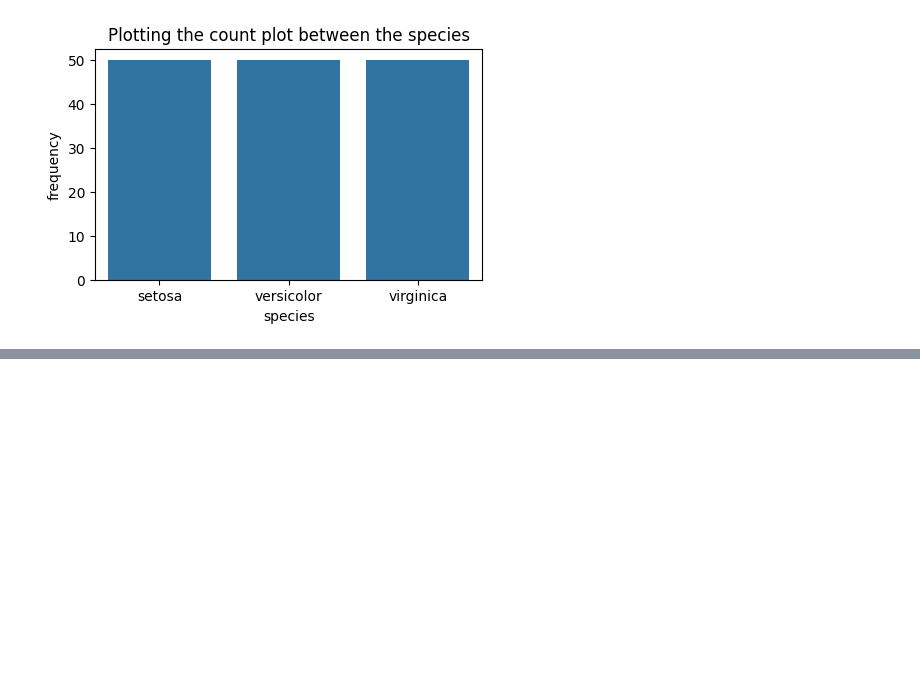
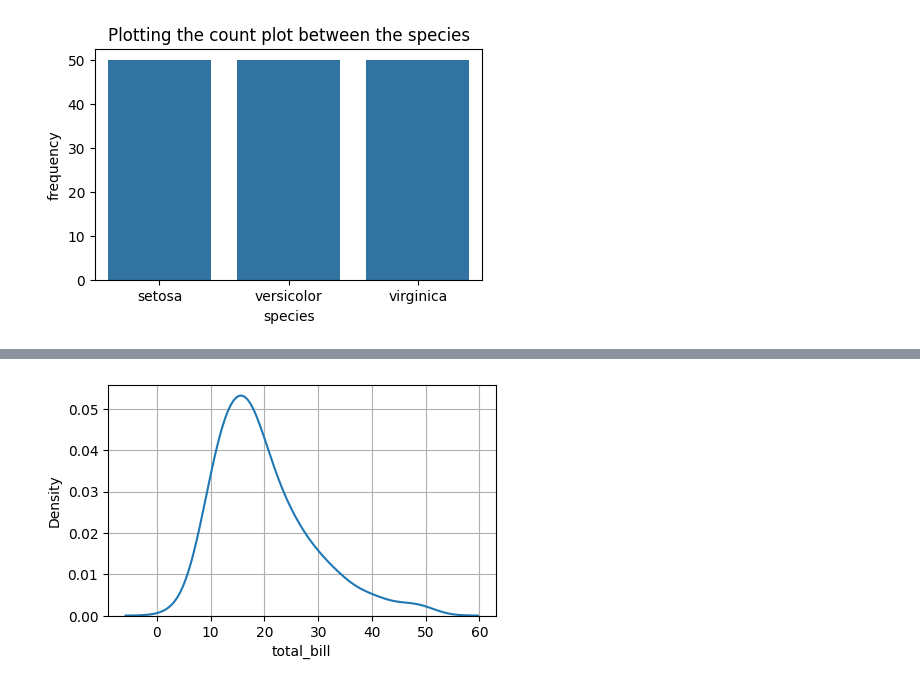
Before and after one commit to Ans365332/6may-file-example, a Jupyter notebook: Seaborn.ipynb, the cells around one changed output, grey strips where cells are left out. Drawn from its saved outputs; the diff is of its cells as text; code cells hidden in the pictures; blank space fills up the shorter version.

```diff
--- a/Seaborn.ipynb
+++ b/Seaborn.ipynb
@@ -253,0 +267,12 @@ SyntaxError: invalid syntax (ipython-input-3299087738.py, line 2)
+# %%
+# KDE plot--->(smoothen density curve)
+
+#kernel density enstimation
+
+tips=sns.load_dataset('tips')
+plt.figure(figsize=(5,3))
+sns.kdeplot(x='total_bill',data=tips)
+plt.grid(True)
+plt.show()
+# %% [output]
+[figure, added]
```
Also changed, not shown: parts of 22 cells of this notebook.
